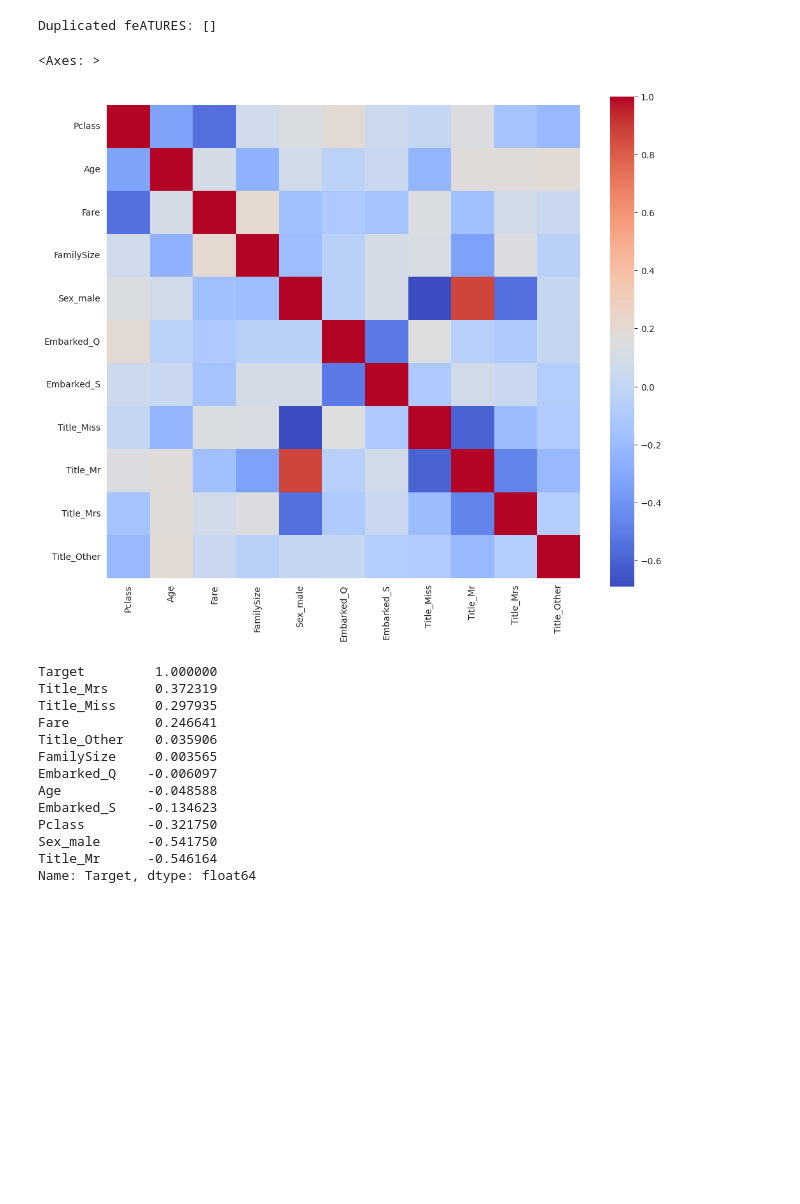
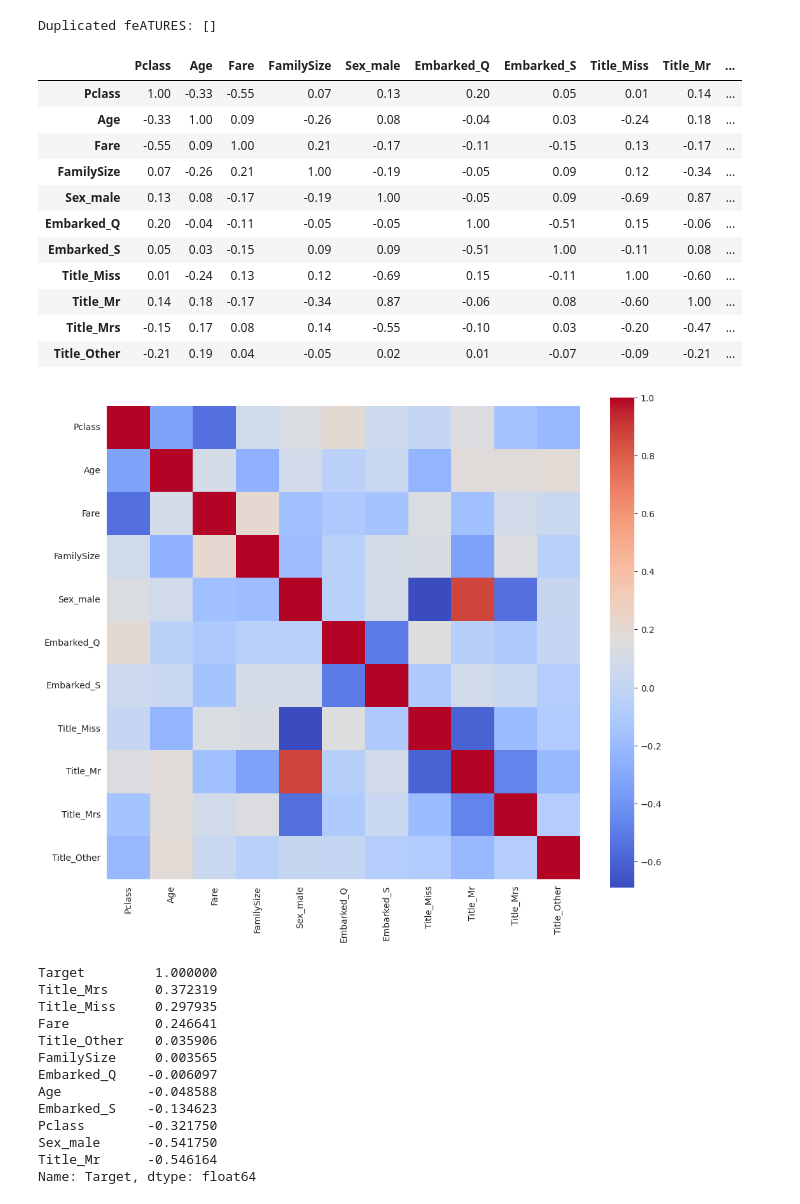
Before and after one commit to RahulArra/Machine-Learning, a Jupyter notebook: dataset1.ipynb, the cells around one changed output. Cells and saved outputs as stored; diff of their text form; code cells hidden in the pictures; blank space fills up the shorter version.

```diff
--- a/dataset1.ipynb
+++ b/dataset1.ipynb
@@ -248,8 +247,20 @@ Duplicated feATURES: []
 # %%
 corrmat=X_train.corr().round(2)
 plt.figure(figsize=(12,10))
 sns.heatmap(corrmat,cmap='coolwarm',annot=False , square =True,cbar=True)
+corrmat
 # %% [output]
-<Axes: >
+|  | Pclass | Age | Fare | FamilySize | Sex_male | Embarked_Q | Embarked_S | Title_Miss | Title_Mr | ... |
+| Pclass | 1.00 | -0.33 | -0.55 | 0.07 | 0.13 | 0.20 | 0.05 | 0.01 | 0.14 | ... |
+| Age | -0.33 | 1.00 | 0.09 | -0.26 | 0.08 | -0.04 | 0.03 | -0.24 | 0.18 | ... |
+| Fare | -0.55 | 0.09 | 1.00 | 0.21 | -0.17 | -0.11 | -0.15 | 0.13 | -0.17 | ... |
+| FamilySize | 0.07 | -0.26 | 0.21 | 1.00 | -0.19 | -0.05 | 0.09 | 0.12 | -0.34 | ... |
+| Sex_male | 0.13 | 0.08 | -0.17 | -0.19 | 1.00 | -0.05 | 0.09 | -0.69 | 0.87 | ... |
+| Embarked_Q | 0.20 | -0.04 | -0.11 | -0.05 | -0.05 | 1.00 | -0.51 | 0.15 | -0.06 | ... |
+| Embarked_S | 0.05 | 0.03 | -0.15 | 0.09 | 0.09 | -0.51 | 1.00 | -0.11 | 0.08 | ... |
+| Title_Miss | 0.01 | -0.24 | 0.13 | 0.12 | -0.69 | 0.15 | -0.11 | 1.00 | -0.60 | ... |
+| Title_Mr | 0.14 | 0.18 | -0.17 | -0.34 | 0.87 | -0.06 | 0.08 | -0.60 | 1.00 | ... |
+| Title_Mrs | -0.15 | 0.17 | 0.08 | 0.14 | -0.55 | -0.10 | 0.03 | -0.20 | -0.47 | ... |
+| Title_Other | -0.21 | 0.19 | 0.04 | -0.05 | 0.02 | 0.01 | -0.07 | -0.09 | -0.21 | ... |
 [figure]
 # %%
```
Also changed, not shown: parts of 7 cells of this notebook.
